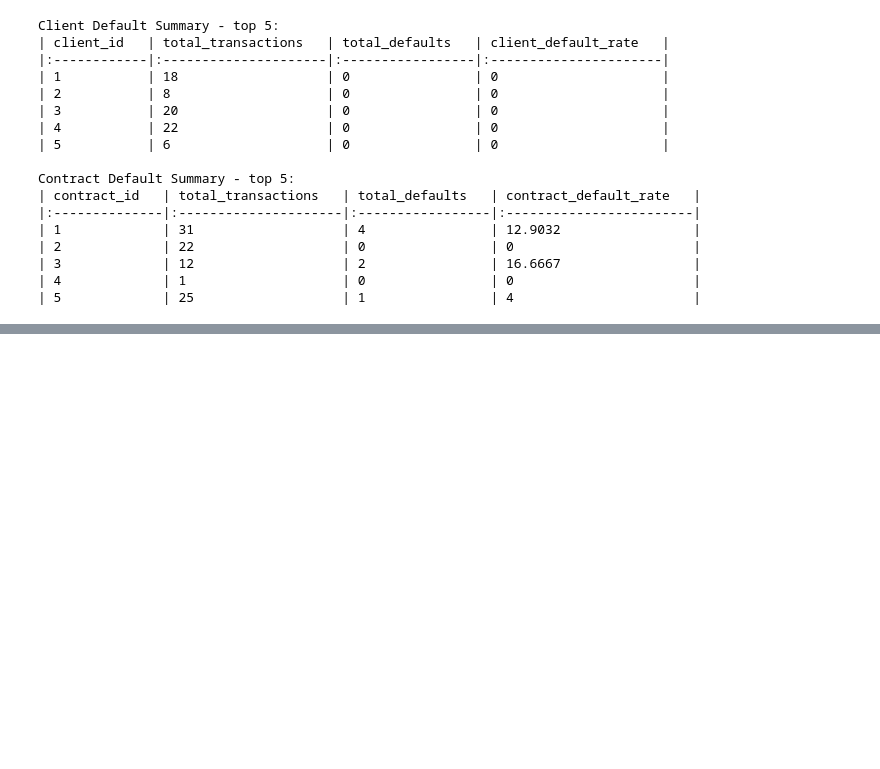
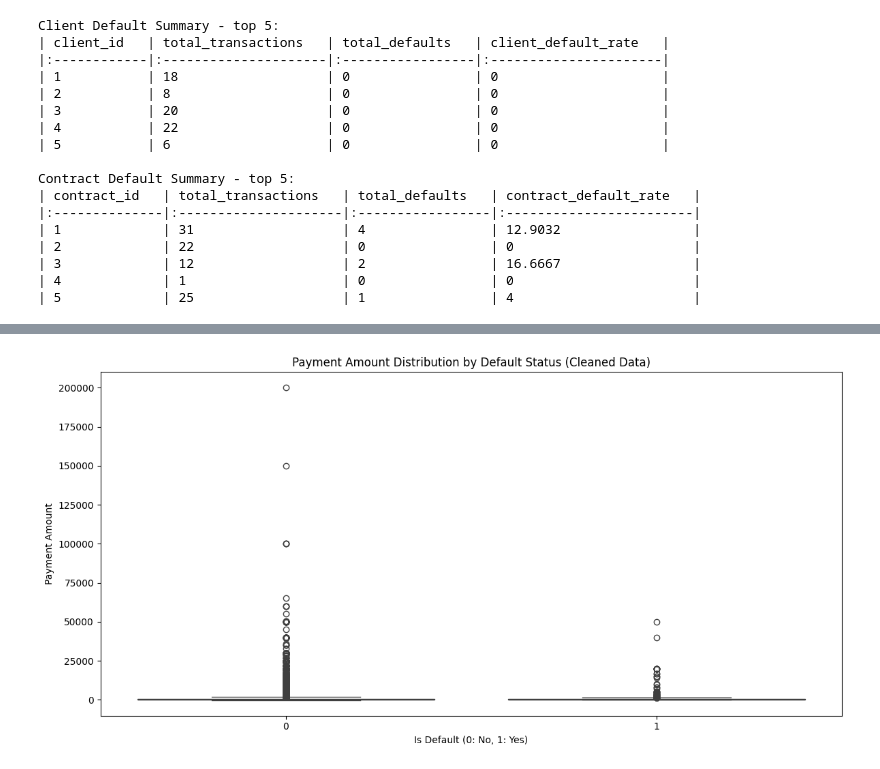
Before and after one commit to jack-braga/Jack-Braga-Case-Study, a Jupyter notebook: Analysis.ipynb, the cells around one changed output, grey strips where cells are left out. Drawn from its saved outputs; the diff is of its cells as text; code cells hidden in the pictures; blank space fills up the shorter version.

```diff
--- a/Analysis.ipynb
+++ b/Analysis.ipynb
@@ -388,0 +418,12 @@ Contract Default Summary - top 5:
+# %%
+# Distribution of Payment Amounts between those that were defaulted and those that were paid
+plt.figure(figsize=(12, 6))
+sns.boxplot(x='is_default', y='payment_amt', data=merged_cleaned_df)
+plt.title('Payment Amount Distribution by Default Status (Cleaned Data)')
+plt.xlabel('Is Default (0: No, 1: Yes)')
+plt.ylabel('Payment Amount')
+plt.tight_layout()
+plt.savefig('payment_amount_by_default_status_cleaned.png')
+plt.show()
+# %% [output]
+[figure, added]
```
Also changed, not shown: parts of 11 cells of this notebook.
